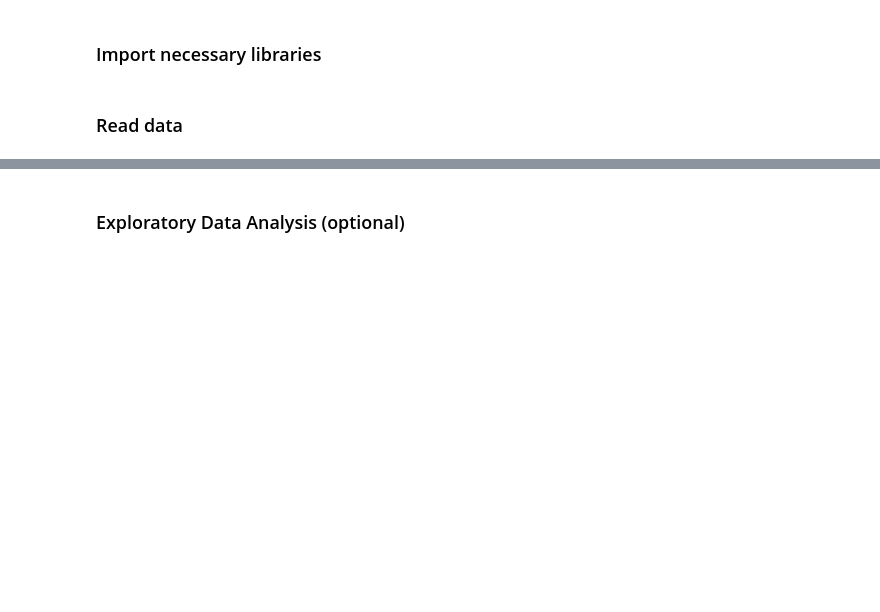
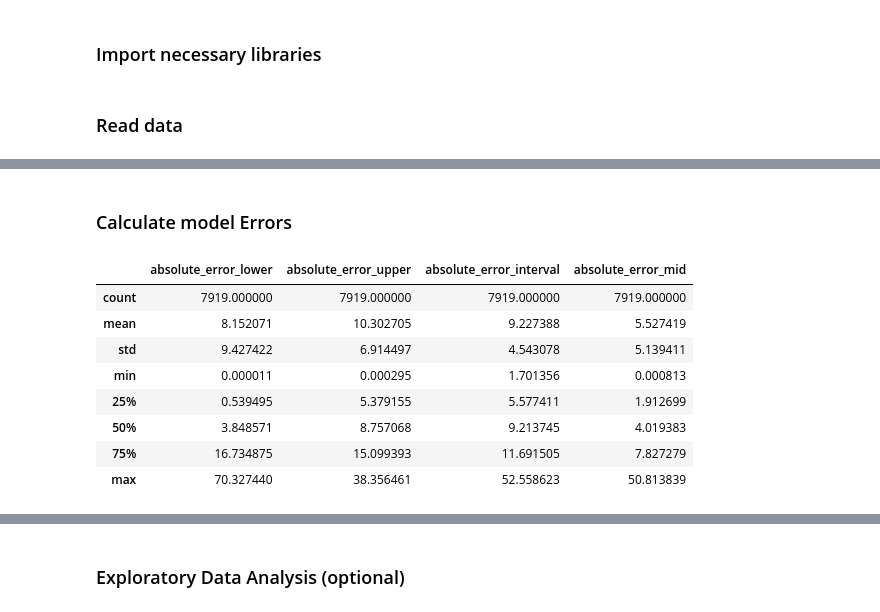
Before and after one commit to Gci04/Household-Power-Consumption, a Jupyter notebook: src/Household_Power_Prediction.ipynb, the cells around one changed output, grey strips where cells are left out. Saved outputs shown, nothing was run; the diff lists cells and outputs as text; code cells hidden in the pictures; blank space fills up the shorter version.

```diff
--- a/src/Household_Power_Prediction.ipynb
+++ b/src/Household_Power_Prediction.ipynb
@@ -53 +171,26 @@ df.drop(["Global_active_power","Global_reactive_power","Voltage","Global_intensi
+# %% [markdown]
+### Calculate model Errors
+# %%
+def calculate_error(predictions):
+    predictions['absolute_error_lower'] = (predictions['lower'] - predictions["consumption"]).abs()
+    predictions['absolute_error_upper'] = (predictions['upper'] - predictions["consumption"]).abs()
+
+    predictions['absolute_error_interval'] = (predictions['absolute_error_lower'] + predictions['absolute_error_upper']) / 2
+    predictions['absolute_error_mid'] = (predictions['mid'] - predictions["consumption"]).abs()
+
+    predictions['in_bounds'] = predictions["consumption"].between(left=predictions['lower'], right=predictions['upper'])
+# %%
+calculate_error(predictions)
+metrics = predictions[['absolute_error_lower', 'absolute_error_upper', 'absolute_error_interval', 'absolute_error_mid', 'in_bounds']].copy()
+metrics.describe()
+# %% [output]
+|  | absolute_error_lower | absolute_error_upper | absolute_error_interval | absolute_error_mid |
+| count | 7919.000000 | 7919.000000 | 7919.000000 | 7919.000000 |
+| mean | 8.152071 | 10.302705 | 9.227388 | 5.527419 |
+| std | 9.427422 | 6.914497 | 4.543078 | 5.139411 |
+| min | 0.000011 | 0.000295 | 1.701356 | 0.000813 |
+| 25% | 0.539495 | 5.379155 | 5.577411 | 1.912699 |
+| 50% | 3.848571 | 8.757068 | 9.213745 | 4.019383 |
+| 75% | 16.734875 | 15.099393 | 11.691505 | 7.827279 |
+| max | 70.327440 | 38.356461 | 52.558623 | 50.813839 |
 # %%
```
Also changed, not shown: parts of 43 cells of this notebook, 2 other files.
